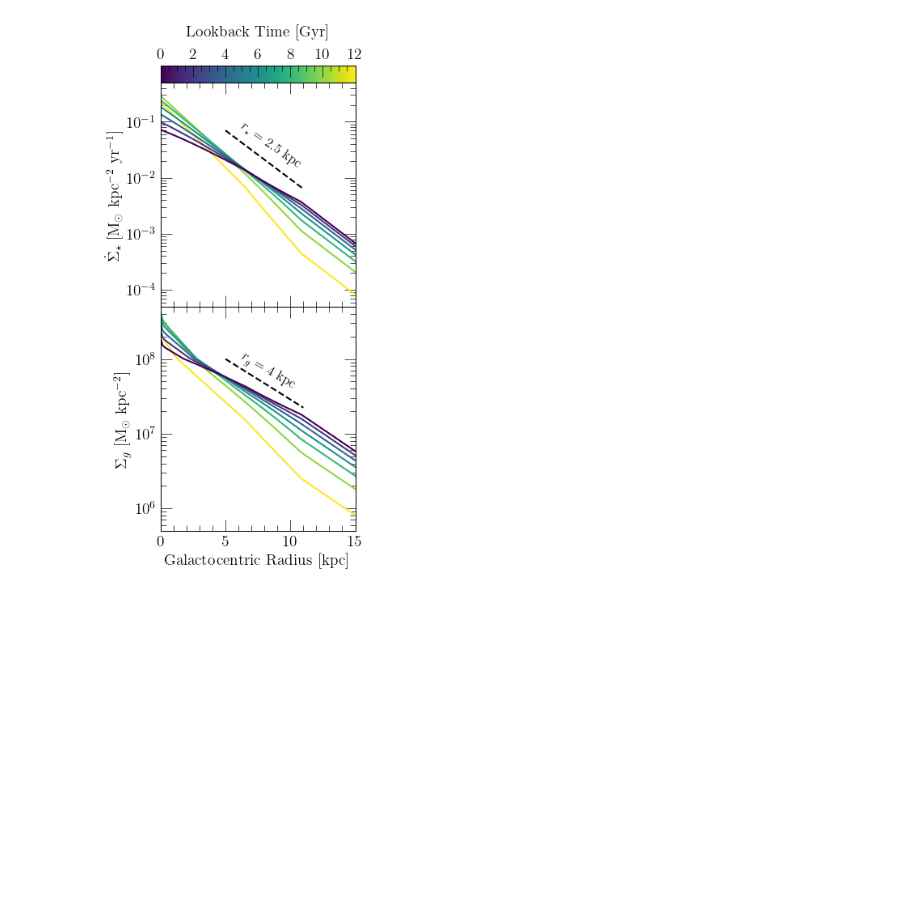
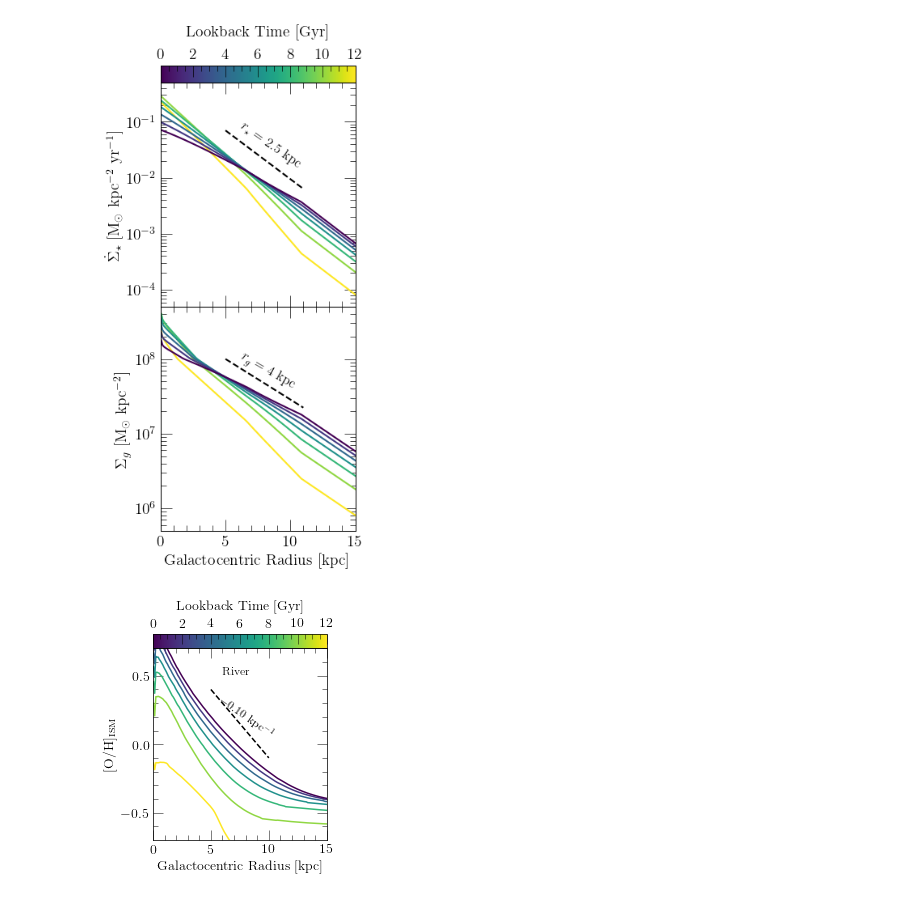
Before and after one commit to giganano/radial-flows, a Jupyter notebook: notebooks/evol.ipynb, the cells around one changed output. Cells and saved outputs as stored; diff of their text form; code cells hidden in the pictures; blank space fills up the shorter version.

```diff
--- a/notebooks/evol.ipynb
+++ b/notebooks/evol.ipynb
@@ -82,3 +84,74 @@ for ext in ["pdf", "jpeg"]:
 plt.show()
 # %% [output]
 [figure]
+# %%
+# output = vice.output("../outputs/constant/vgas-1")
+# output = vice.output("../outputs/amd/betaphiin0p7")
+output = vice.output("../outputs/river/insideout")
+# %%
+LOOKBACKS = [12, 10, 8, 6, 4, 2, 0]
+COLORMAP = "viridis"
+REFSLOPE = -0.10
+REFOFFSET = 0.1
+REFTEXT_X = 5.5
+REFTEXT_Y = 0.05
+REFTEXT_ROT = -35
+
+fig = plt.figure(figsize = (3.5, 4))
+ax = fig.add_subplot(111)
+ax.set_xlabel(r"Galactocentric Radius [kpc]")
+ax.set_ylabel(r"[O/H]$_\text{ISM}$")
+ax.set_xlim([0, 15])
+ax.set_ylim([-0.7, 0.7])
+ax.set_yticks([-0.5, 0, 0.5])
+
+### ANNOTATION IN THE UPPER RIGHT
+# ax.text(6, 0.5, r"$v_{r,g} = -1$ km/s", fontsize = 12)
+# ax.text(6, 0.5, r"$\beta_{\phi,\text{in}} = 0.7$", fontsize = 12)
+ax.text(6, 0.5, r"River", fontsize = 12)
+
+norm = plt.Normalize(vmin = min(LOOKBACKS), vmax = max(LOOKBACKS))
+cmap = plt.cm.ScalarMappable(cmap = COLORMAP, norm = norm)
+cbar_ax = fig.add_axes([0.9, 0.1, 0.05, 0.6])
+cbar = plt.colorbar(cmap, cax = cbar_ax, orientation = "horizontal")
+cbar.set_label("Lookback Time [Gyr]", labelpad = 8)
+cbar.ax.xaxis.set_ticks_position("top")
+cbar.ax.xaxis.set_label_position("top")
+cbar.set_ticks([0, 2, 4, 6, 8, 10, 12])
+
+def plot_snapshot(output, lookback, zone_width = 0.1, **kwargs):
+    radii = [zone_width * (i + 0.5) for i in range(len(output.zones.keys()))]
+    diff = [abs(_ - lookback) for _ in output.zones["zone0"].history["lookback"]]
+    idx = diff.index(min(diff))
+    oh = []
+    for i in range(len(radii)):
+        oh.append(output.zones["zone%d" % (i)].history["[o/h]"][idx])
+    ax.plot(radii, oh, **kwargs)
+
+for i in range(len(LOOKBACKS)):
+    kwargs = {
+        "c": cmap.to_rgba(LOOKBACKS[i])
+    }
+    plot_snapshot(output, LOOKBACKS[i], **kwargs)
+
+xvals = np.linspace(5, 10, 100)
+yvals = [REFSLOPE * (r - 8) + REFOFFSET for r in xvals]
+ax.plot(xvals, yvals, c = named_colors()["black"], linestyle = "--")
+ax.text(REFTEXT_X, REFTEXT_Y, r"$%.2f$ kpc$^{-1}$" % (REFSLOPE), fontsize = 12, rotation = REFTEXT_ROT)
+
+plt.tight_layout()
+plt.subplots_adjust(top = 0.82)
+cbar_ax.set_position([
+    ax.get_position().x0,
+    ax.get_position().y1,
+    ax.get_position().x1 - ax.get_position().x0,
+    0.05
+])
+for ext in ["pdf", "jpeg"]:
+    kwargs = {}
+    if ext == "jpeg": kwargs["dpi"] = 200
+#     plt.savefig("./evol/oh-ism-snapshots-%s.%s" % (output.name.split('/')[-1], ext), **kwargs)
+#     plt.savefig("./evol/oh-ism-snapshots-river.%s" % (ext), **kwargs)
+plt.show()
+# %% [output]
+[figure, added]
```
Also changed, not shown: parts of 3 cells of this notebook, 21 other files.
